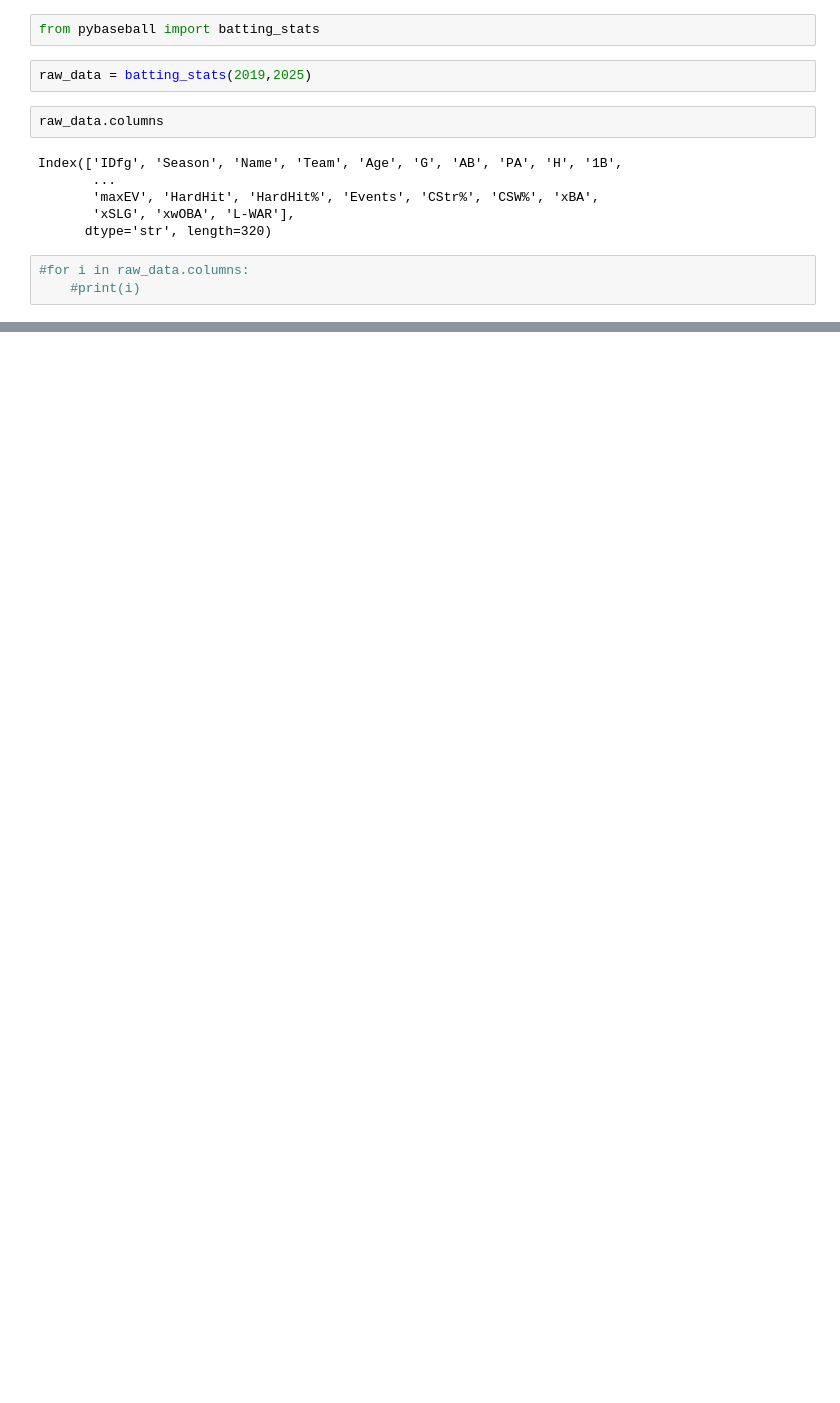
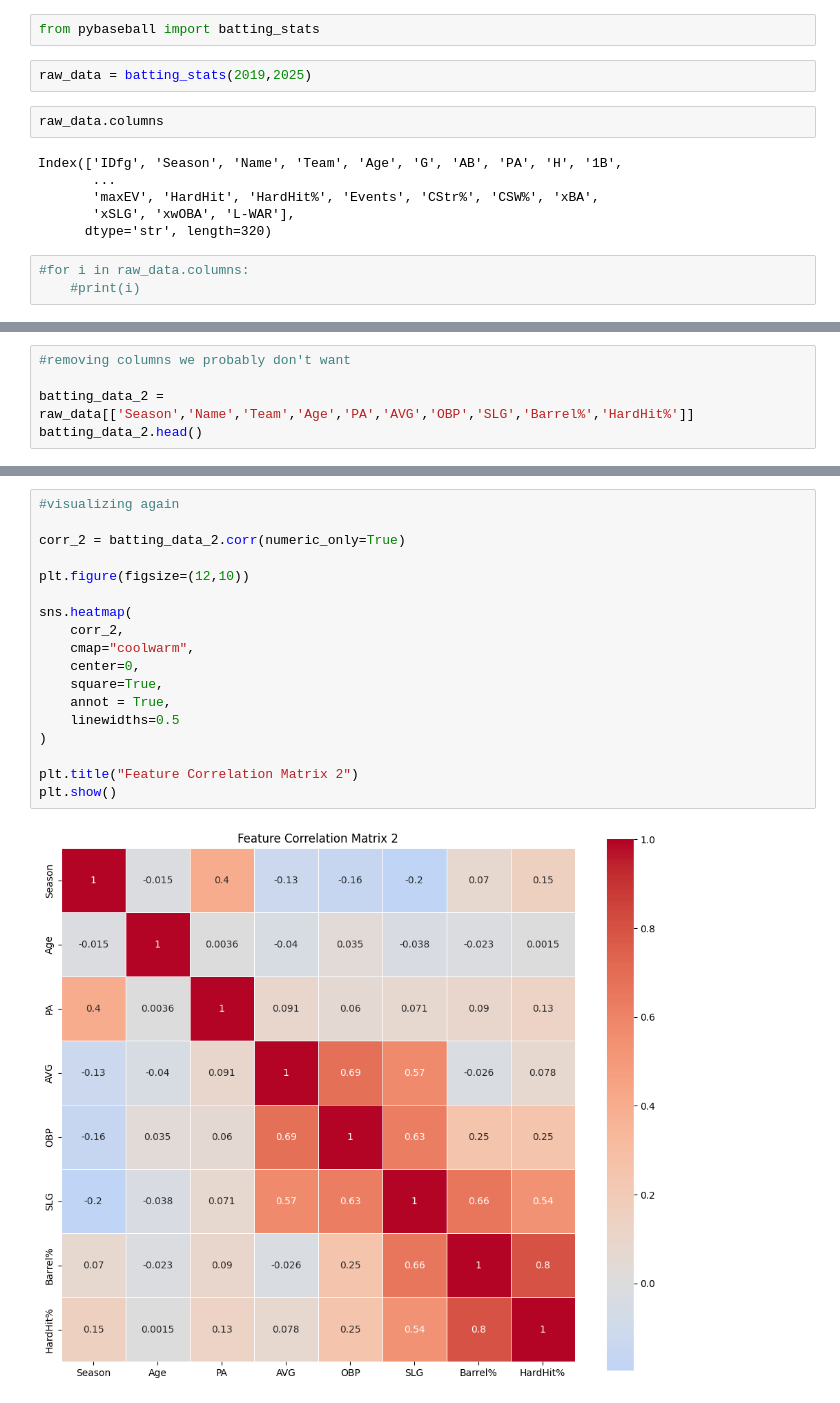
Before and after one commit to alexanderneva/baseball, a Jupyter notebook: ColumnExploration.ipynb, the cells around one changed output, grey strips where cells are left out. Cells and saved outputs as stored; diff of their text form; blank space fills up the shorter version.

```diff
--- a/ColumnExploration.ipynb
+++ b/ColumnExploration.ipynb
@@ -37,0 +73,5 @@ Barrel% -
+# %%
+#removing columns we probably don't want
+
+batting_data_2 = raw_data[['Season','Name','Team','Age','PA','AVG','OBP','SLG','Barrel%','HardHit%']]
+batting_data_2.head()
@@ -37,0 +85,20 @@ Barrel% -
+# %%
+#visualizing again
+
+corr_2 = batting_data_2.corr(numeric_only=True)
+
+plt.figure(figsize=(12,10))
+
+sns.heatmap(
+    corr_2,
+    cmap="coolwarm",
+    center=0,
+    square=True,
+    annot = True,
+    linewidths=0.5
+)
+
+plt.title("Feature Correlation Matrix 2")
+plt.show()
+# %% [output]
+[figure, added]
```
Also changed, not shown: parts of 15 cells of this notebook, 3 other files.
